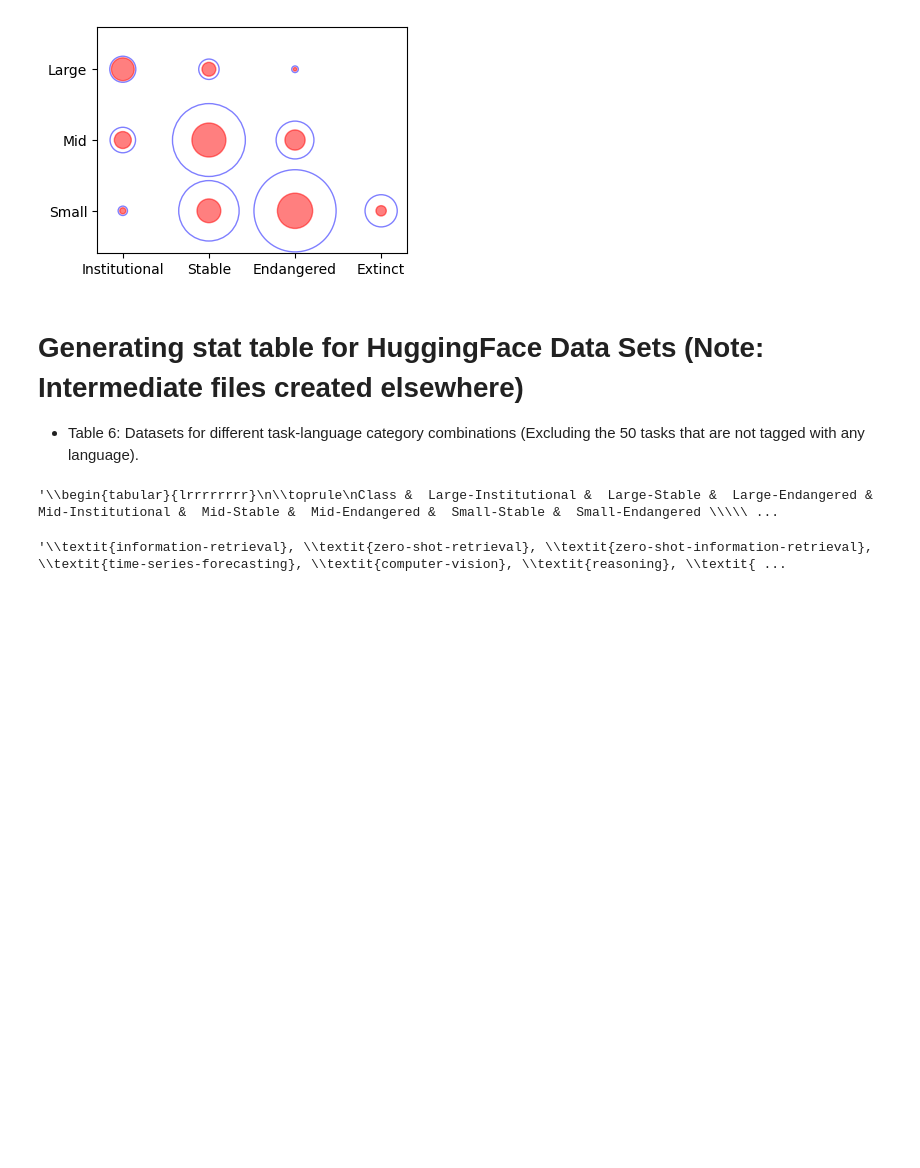
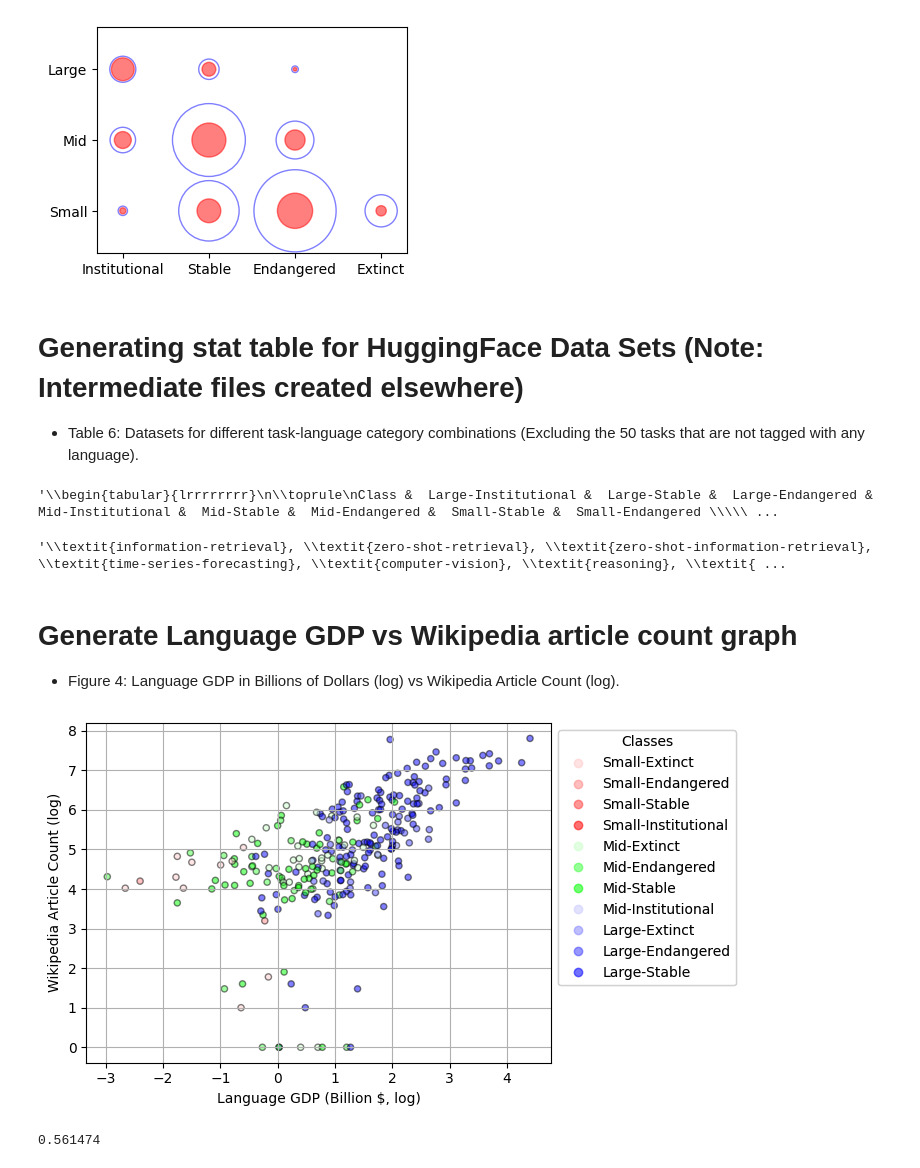
Before and after one commit to NisansaDdS/Some-Languages-are-More-Equal-than-Others, a Jupyter notebook: Generate Diagrams.ipynb, the cells around one changed output. Saved outputs shown, nothing was run; the diff lists cells and outputs as text; code cells hidden in the pictures; blank space fills up the shorter version.

Commit message:
Added code to generate the GDP vs Wikipedia graph

```diff
--- a/Generate Diagrams.ipynb
+++ b/Generate Diagrams.ipynb
@@ -154,3 +178,5 @@ def makeFileNameArxivSafe(s):
+# %%
+GDPdf = pd.read_csv(inputPath+"language data - GDP.csv",skiprows = 3)
 # %% [markdown]
 # Service Functions
 # %%
@@ -2143,3 +2170,58 @@ remainingTasks=["\\textit{"+t+"}" for t in remainingTasks]
 ", ".join(remainingTasks)
 # %% [output]
 '\\textit{information-retrieval}, \\textit{zero-shot-retrieval}, \\textit{zero-shot-information-retrieval}, \\textit{time-series-forecasting}, \\textit{computer-vision}, \\textit{reasoning}, \\textit{ ...
+# %% [markdown]
+# Generate Language GDP vs Wikipedia article count graph
+* Figure 4: Language GDP in Billions of Dollars (log) vs Wikipedia Article Count (log).
+# %%
+independantV="Language GDP (Billion $)" #"GDP per Person ($)"
+dependantV="Size of Wikipedia (Articles Column)_x"
+classN="12class"
+# %%
+GDPdf=pd.merge(df,GDPdf,on="Name",how="left")
+
+GDPdf=GDPdf[["Name",dependantV,independantV,classN]]
+
+GDPdf=GDPdf.dropna()
+GDPdf=GDPdf[GDPdf[independantV]>0]
+
+GDPdf[independantV] =[math.log(s,10) if s!=0 else 0 for s in GDPdf[independantV].tolist()] # Now take log
+
+
+fileName=independantV+"_vs_"+wk
+fileName=fileName.replace(" ","_")
+fileName=fileName.replace("$","")
+fileName=makeFileNameArxivSafe(fileName)
+
+fig, ax = plt.subplots(figsize=(6, 4.5), dpi=100)
+
+
+scatter = ax.scatter(GDPdf[independantV].tolist(), GDPdf[dependantV].tolist(),s=20,c=GDPdf[classN].tolist(), alpha=0.5,cmap=newcmp, edgecolor='black')  #,c=NewJoshiClasses    lables=classes12  c=[colourNames[c] for c in popchart[classN].tolist()]
+handles = scatter.legend_elements(num=range(len(classes12)))[0]  # extract the handles from the existing scatter plot
+
+# produce a legend with the unique colors from the scatter
+classes12N=[format12ClassNames(c) for c in classes12]
+legend1 = ax.legend(loc='upper left', bbox_to_anchor=(1, 1), title="Classes", handles=handles, labels=classes12N)
+ax.add_artist(legend1)
+
+plt.grid()
+plt.ylabel("Wikipedia Article Count (log)")
+plt.xlabel("Language GDP (Billion $, log)")
+
+plt.savefig(pathI+fileName+'.png',bbox_inches='tight', dpi=500)
+# %% [output]
+[figure, added]
+# %%
+lines=GDPdf[[independantV,dependantV]].corr().to_latex()
+lines=lines.split("\midrule")[1]
+lines=lines.split("\\bottomrule")[0]
+lines=lines.split("_x &")[1]
+lines=lines.split("&")[0]
+lines=lines.strip()
+print(lines)
+
+f=open(pathT+"CorrGDP.tex",'w')
+f.write(lines)
+f.close()
+# %% [output]
+0.561474
```
Also changed, not shown: parts of 14 cells of this notebook, 4 other files.
